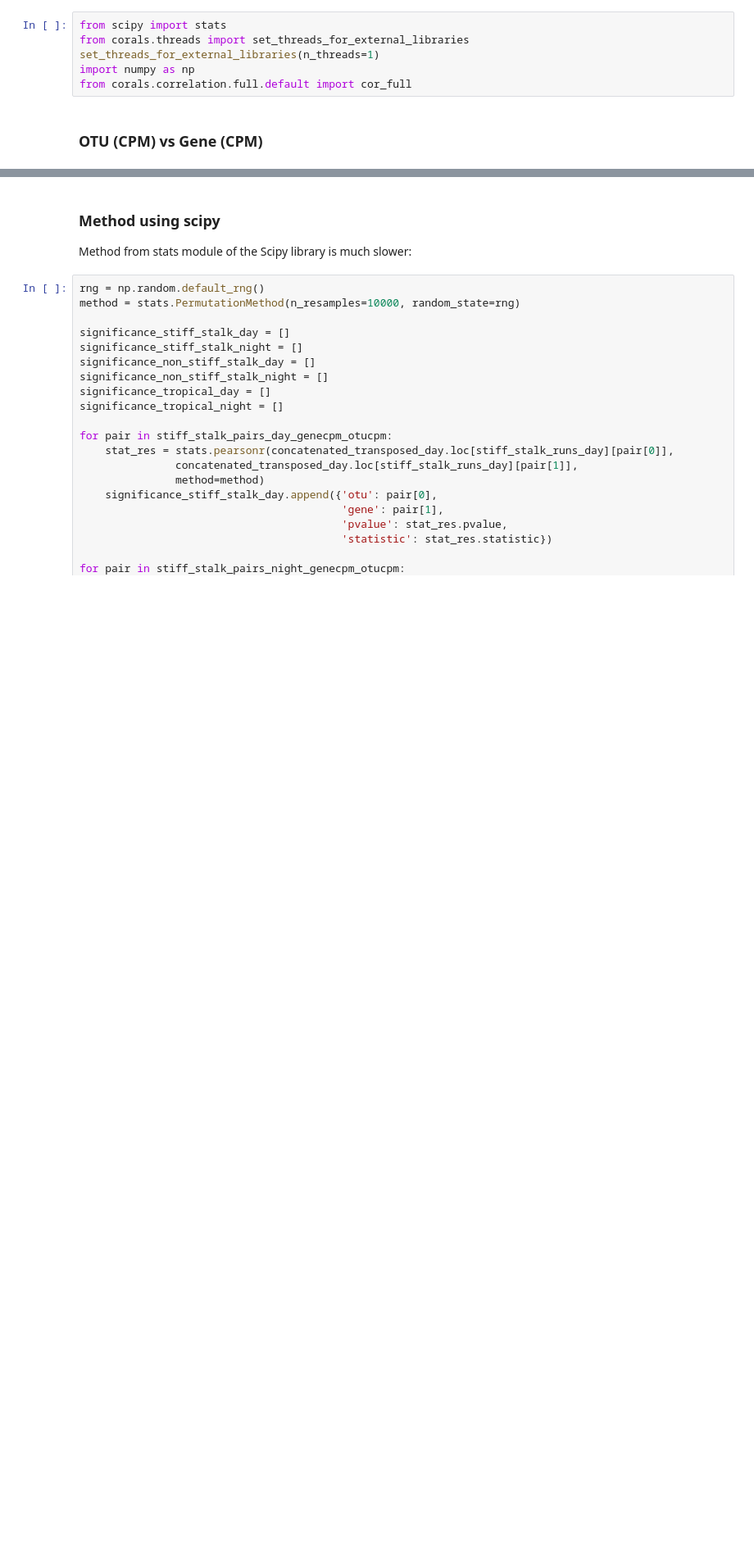
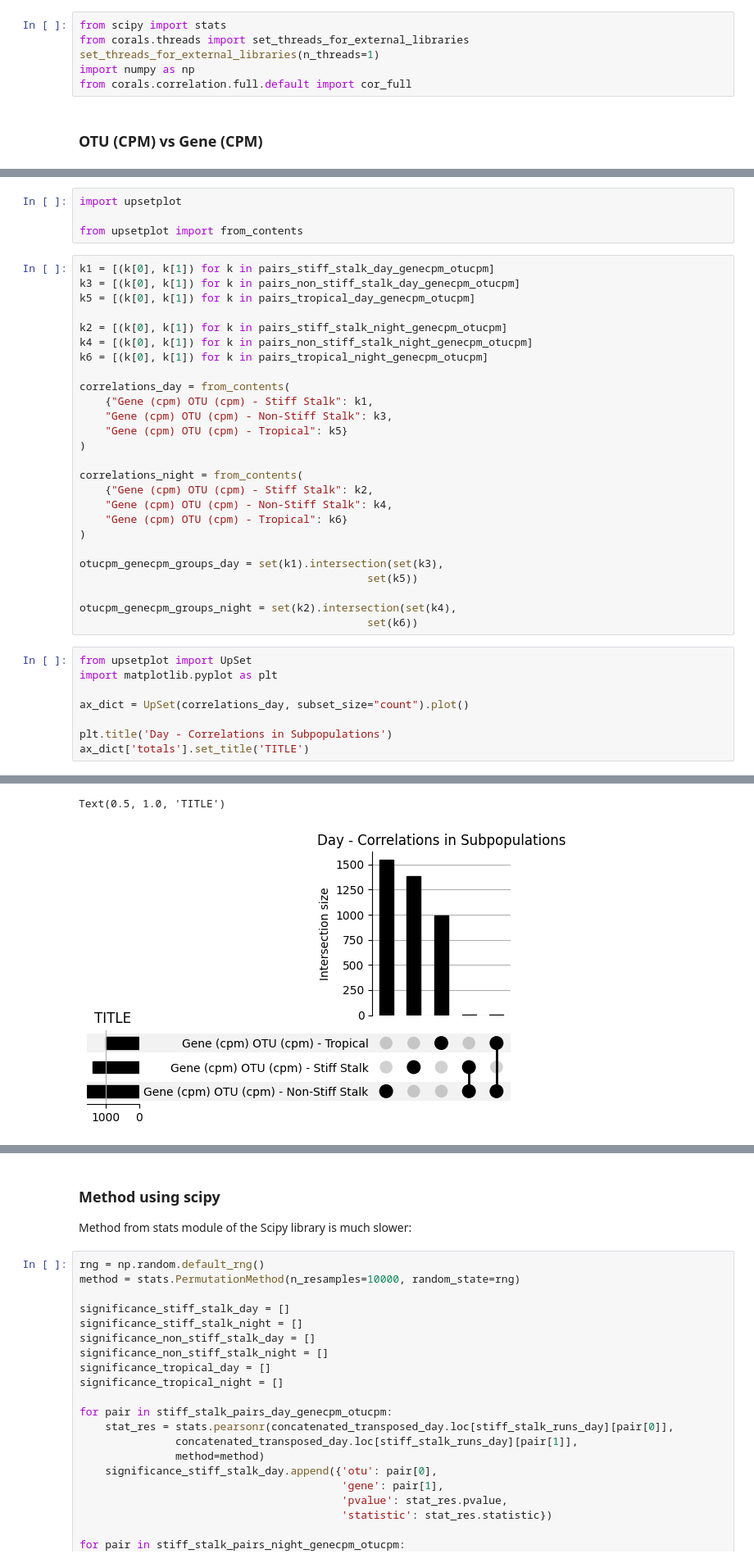
Before and after one commit to SantosRAC/maize_microbiome_transcriptomics, a Jupyter notebook: correlations_rnaseq_metataxonomics/correlations_rnaseq_otus_groups.ipynb, the cells around one changed output, grey strips where cells are left out. Shown at 82% size. Cells and saved outputs as stored; diff of their text form; blank space fills up the shorter version.

Commit message:
Changes in group correlations

```diff
--- a/correlations_rnaseq_metataxonomics/correlations_rnaseq_otus_groups.ipynb
+++ b/correlations_rnaseq_metataxonomics/correlations_rnaseq_otus_groups.ipynb
@@ -241,0 +410,39 @@ for i in range(len(tropical_true_positions_night[0])):
+# %%
+import upsetplot
+
+from upsetplot import from_contents
+# %%
+k1 = [(k[0], k[1]) for k in pairs_stiff_stalk_day_genecpm_otucpm]
+k3 = [(k[0], k[1]) for k in pairs_non_stiff_stalk_day_genecpm_otucpm]
+k5 = [(k[0], k[1]) for k in pairs_tropical_day_genecpm_otucpm]
+
+k2 = [(k[0], k[1]) for k in pairs_stiff_stalk_night_genecpm_otucpm]
+k4 = [(k[0], k[1]) for k in pairs_non_stiff_stalk_night_genecpm_otucpm]
+k6 = [(k[0], k[1]) for k in pairs_tropical_night_genecpm_otucpm]
+
+correlations_day = from_contents(
+    {"Gene (cpm) OTU (cpm) - Stiff Stalk": k1,
+    "Gene (cpm) OTU (cpm) - Non-Stiff Stalk": k3,
+    "Gene (cpm) OTU (cpm) - Tropical": k5}
+)
+
+correlations_night = from_contents(
+    {"Gene (cpm) OTU (cpm) - Stiff Stalk": k2,
+    "Gene (cpm) OTU (cpm) - Non-Stiff Stalk": k4,
+    "Gene (cpm) OTU (cpm) - Tropical": k6}
+)
+
+otucpm_genecpm_groups_day = set(k1).intersection(set(k3),
+                                             set(k5))
+
+otucpm_genecpm_groups_night = set(k2).intersection(set(k4),
+                                             set(k6))
+# %%
+from upsetplot import UpSet
+import matplotlib.pyplot as plt
+
+ax_dict = UpSet(correlations_day, subset_size="count").plot()
+
+plt.title('Day - Correlations in Subpopulations')
+ax_dict['totals'].set_title('TITLE')
+# %% [output]
@@ -241,0 +466,2 @@ for i in range(len(tropical_true_positions_night[0])):
+Text(0.5, 1.0, 'TITLE')
+[figure, added]
```
Also changed, not shown: parts of 12 cells of this notebook.
